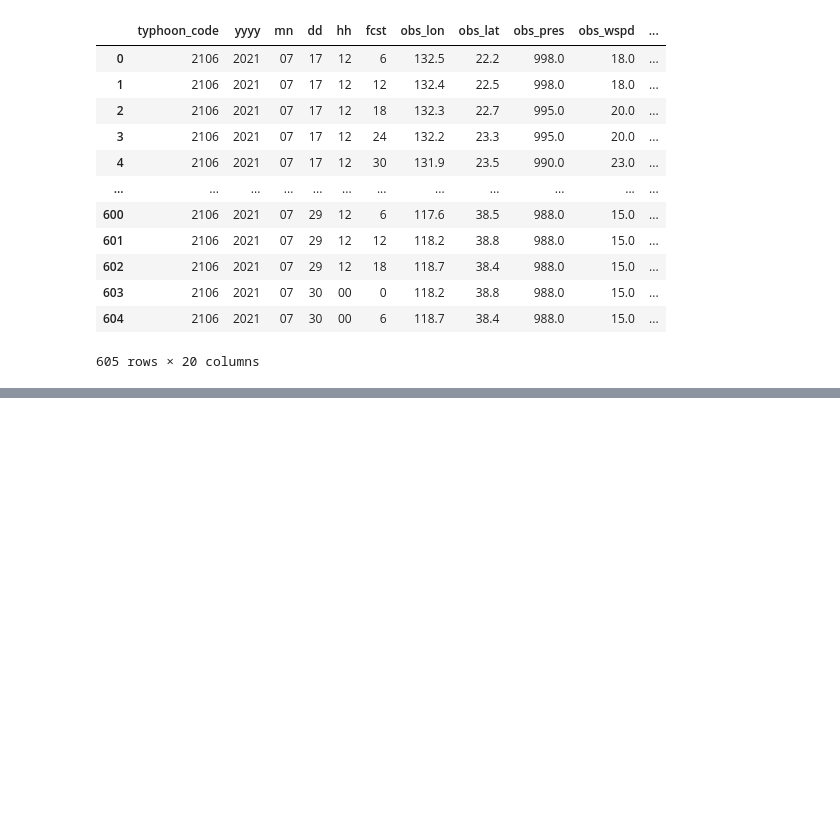
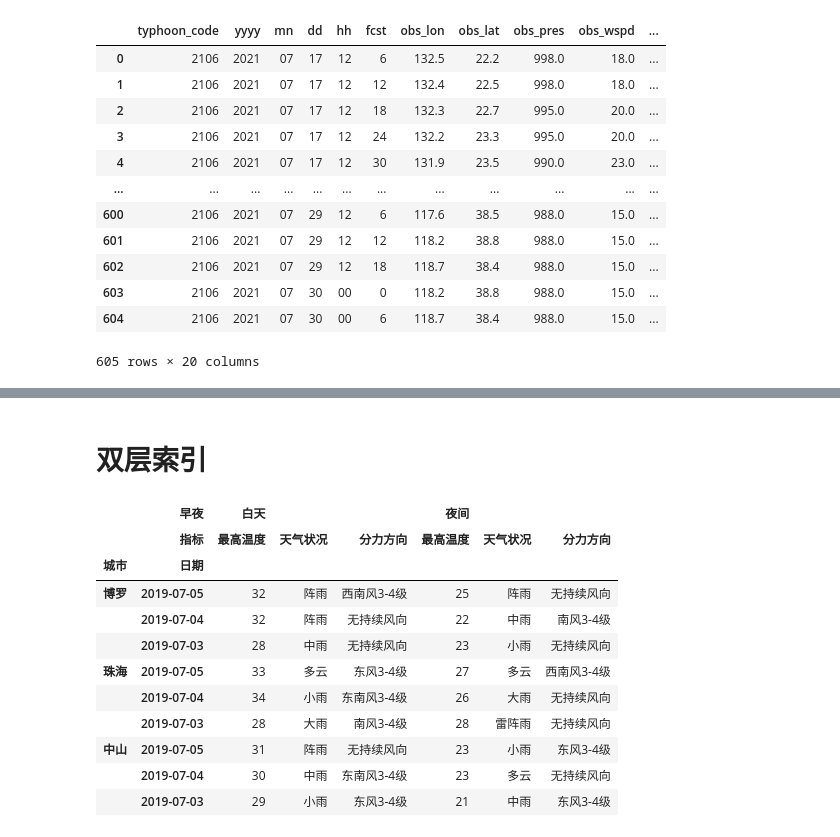
Before and after one commit to whpldgs/tec, a Jupyter notebook: pandas_tec.ipynb, the cells around one changed output, grey strips where cells are left out. Saved outputs shown, nothing was run; the diff lists cells and outputs as text; code cells hidden in the pictures; blank space fills up the shorter version.

```diff
--- a/pandas_tec.ipynb
+++ b/pandas_tec.ipynb
@@ -192,0 +257,25 @@ print(df)
+# %% [markdown]
+# 双层索引
+# %%
+import chardet
+import pandas as pd
+
+infile = './data/complex_index.xlsx'
+
+df = pd.read_excel(infile, index_col=[0,1], header=[0,1])
+
+df.columns.names = ['早夜','指标']
+# print(encoding)
+# %% [output]
+|  | 早夜 | 白天 |  |  | 夜间 |  |  |
+|  | 指标 | 最高温度 | 天气状况 | 分力方向 | 最高温度 | 天气状况 | 分力方向 |
+| 城市 | 日期 |  |  |  |  |  |  |
+| 博罗 | 2019-07-05 | 32 | 阵雨 | 西南风3-4级 | 25 | 阵雨 | 无持续风向 |
+|  | 2019-07-04 | 32 | 阵雨 | 无持续风向 | 22 | 中雨 | 南风3-4级 |
+|  | 2019-07-03 | 28 | 中雨 | 无持续风向 | 23 | 小雨 | 无持续风向 |
+| 珠海 | 2019-07-05 | 33 | 多云 | 东风3-4级 | 27 | 多云 | 西南风3-4级 |
+|  | 2019-07-04 | 34 | 小雨 | 东南风3-4级 | 26 | 大雨 | 无持续风向 |
+|  | 2019-07-03 | 28 | 大雨 | 南风3-4级 | 28 | 雷阵雨 | 无持续风向 |
+| 中山 | 2019-07-05 | 31 | 阵雨 | 无持续风向 | 23 | 小雨 | 东风3-4级 |
+|  | 2019-07-04 | 30 | 中雨 | 东南风3-4级 | 23 | 多云 | 无持续风向 |
+|  | 2019-07-03 | 29 | 小雨 | 东风3-4级 | 21 | 中雨 | 东风3-4级 |
```
Also changed, not shown: parts of 3 cells of this notebook, 4 other files.
